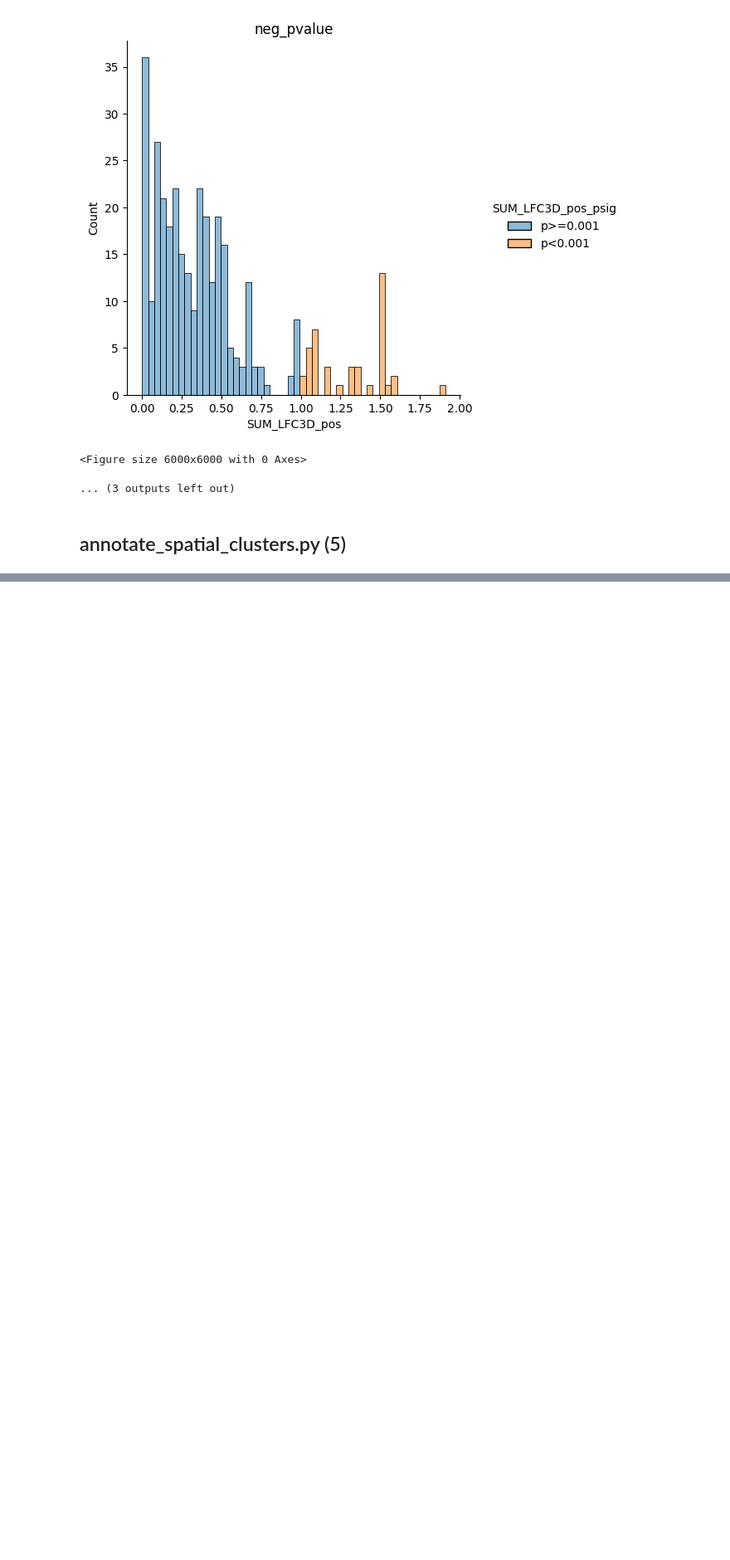
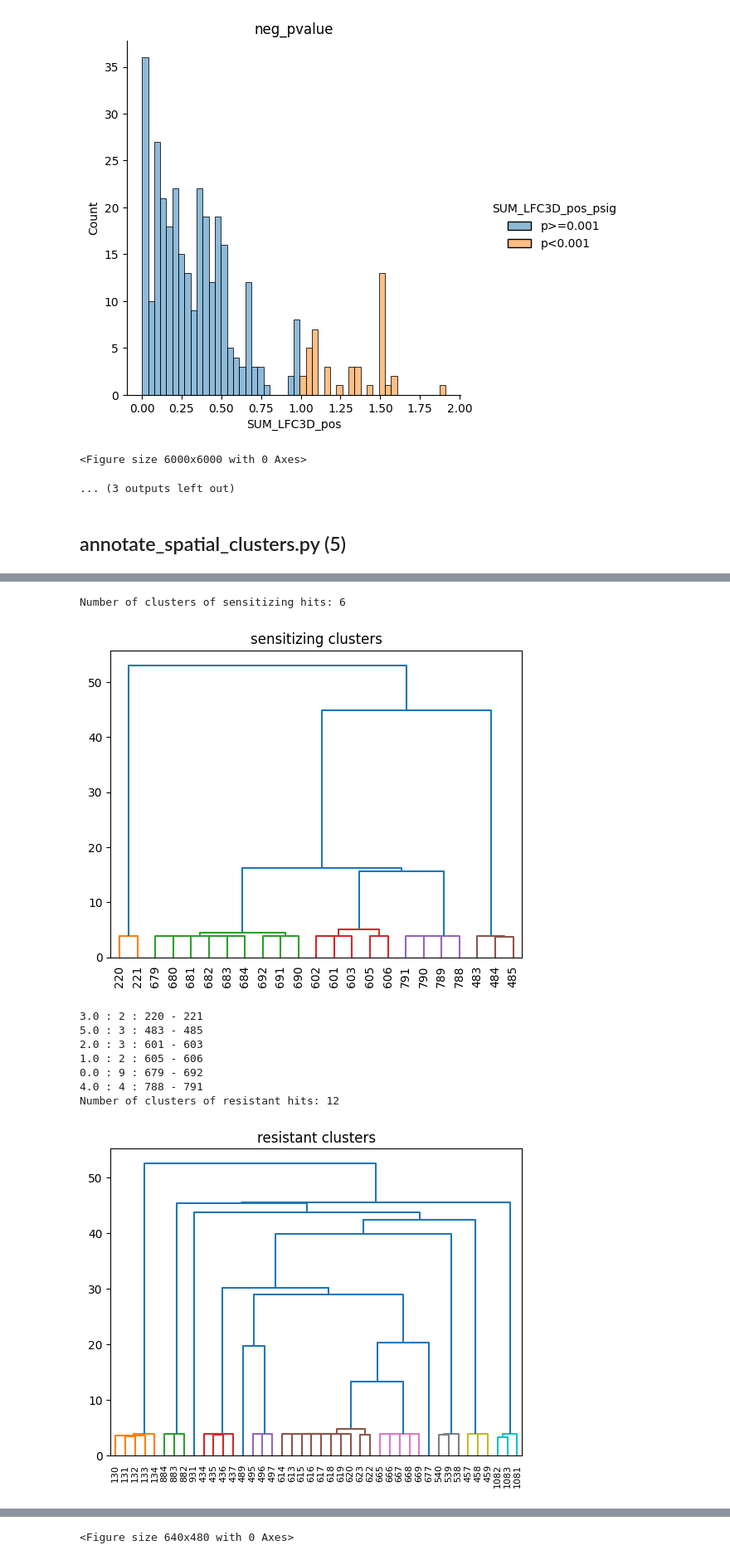
Before and after one commit to broadinstitute/BEClust3D, a Jupyter notebook: beclust3d/dev_testing.ipynb, the cells around one changed output, grey strips where cells are left out. Shown at 83% size. Drawn from its saved outputs; the diff is of its cells as text; code cells hidden in the pictures; blank space fills up the shorter version.

```diff
--- a/beclust3d/dev_testing.ipynb
+++ b/beclust3d/dev_testing.ipynb
@@ -393,0 +426,21 @@ length of SUM_LFC3D_pos: 342
+# %%
+clust_dist = 5.0
+clustering_distance(
+    df_struc_consvr=df_str_cons,
+    df_META=df_META,
+    thr_distance=clust_dist,
+    workdir=workdir,
+    input_gene=input_gene,
+    input_uniprot=input_uniprot,
+    structureid=structureid, )
+# %% [output]
+Number of clusters of sensitizing hits: 6
+[figure, added]
+3.0 : 2 : 220 - 221
+5.0 : 3 : 483 - 485
+2.0 : 3 : 601 - 603
+1.0 : 2 : 605 - 606
+0.0 : 9 : 679 - 692
+4.0 : 4 : 788 - 791
+Number of clusters of resistant hits: 12
+[figure, added]
@@ -393,0 +459 @@ length of SUM_LFC3D_pos: 342
+<Figure size 640x480 with 0 Axes>
```
Also changed, not shown: parts of 6 cells of this notebook, 3 other files.
